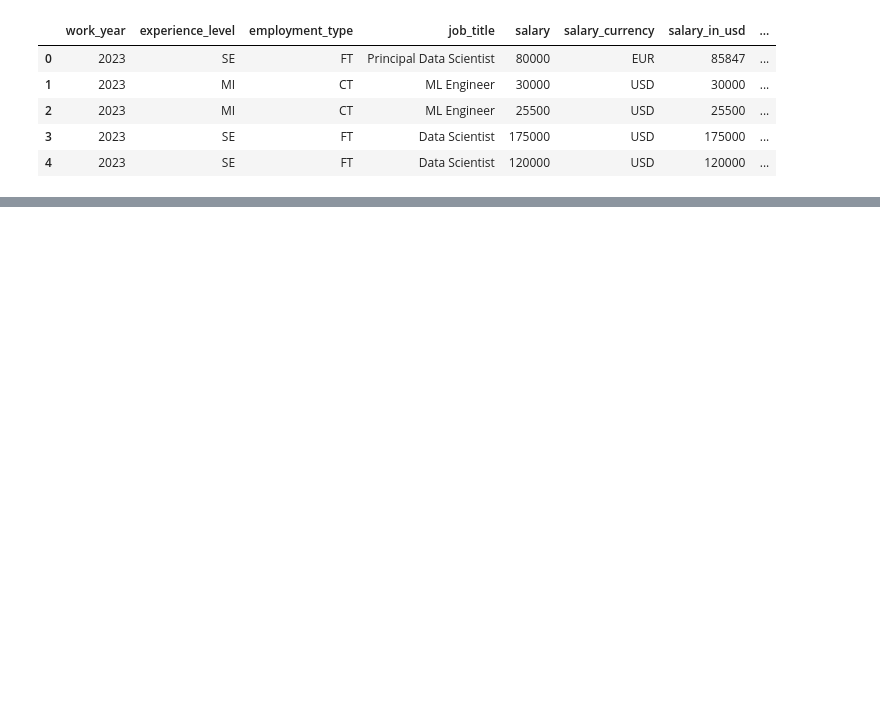
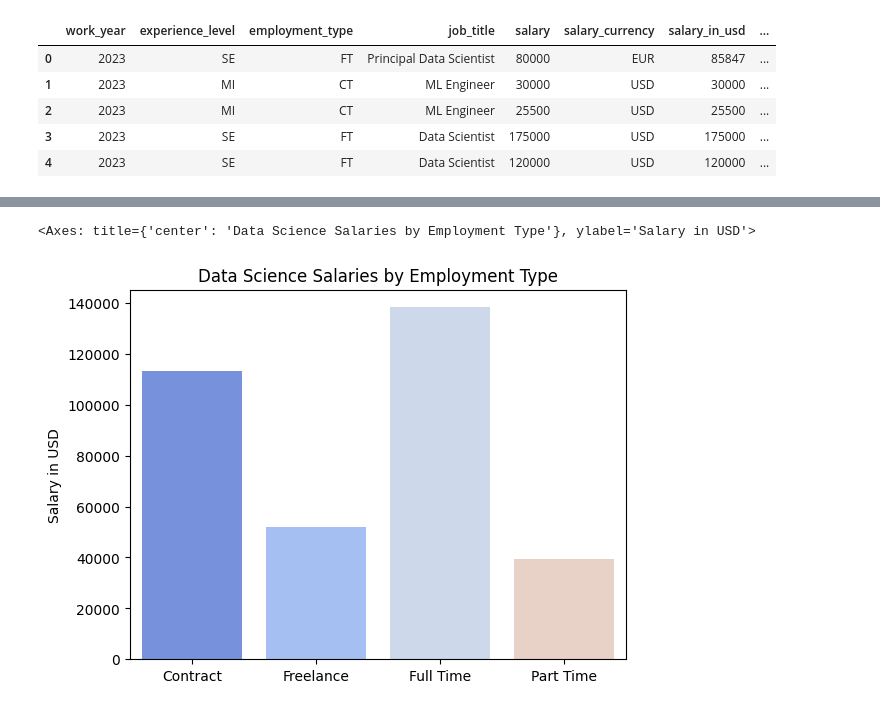
Before and after one commit to belalE/Data-Science-Salaries-Analysis, a Jupyter notebook: Data_Science_Salaries.ipynb, the cells around one changed output, grey strips where cells are left out. Drawn from its saved outputs; the diff is of its cells as text; code cells hidden in the pictures; blank space fills up the shorter version.

```diff
--- a/Data_Science_Salaries.ipynb
+++ b/Data_Science_Salaries.ipynb
@@ -15,0 +116,7 @@ df.head()
+# %%
+plt.title("Data Science Salaries by Employment Type")
+plt.ylabel('Salary in USD')
+sns.barplot(x=['Contract','Freelance','Full Time','Part Time'],y=salary_by_employment.values)
+# %% [output]
+<Axes: title={'center': 'Data Science Salaries by Employment Type'}, ylabel='Salary in USD'>
+[figure, added]
```
Also changed, not shown: parts of 40 cells of this notebook.
